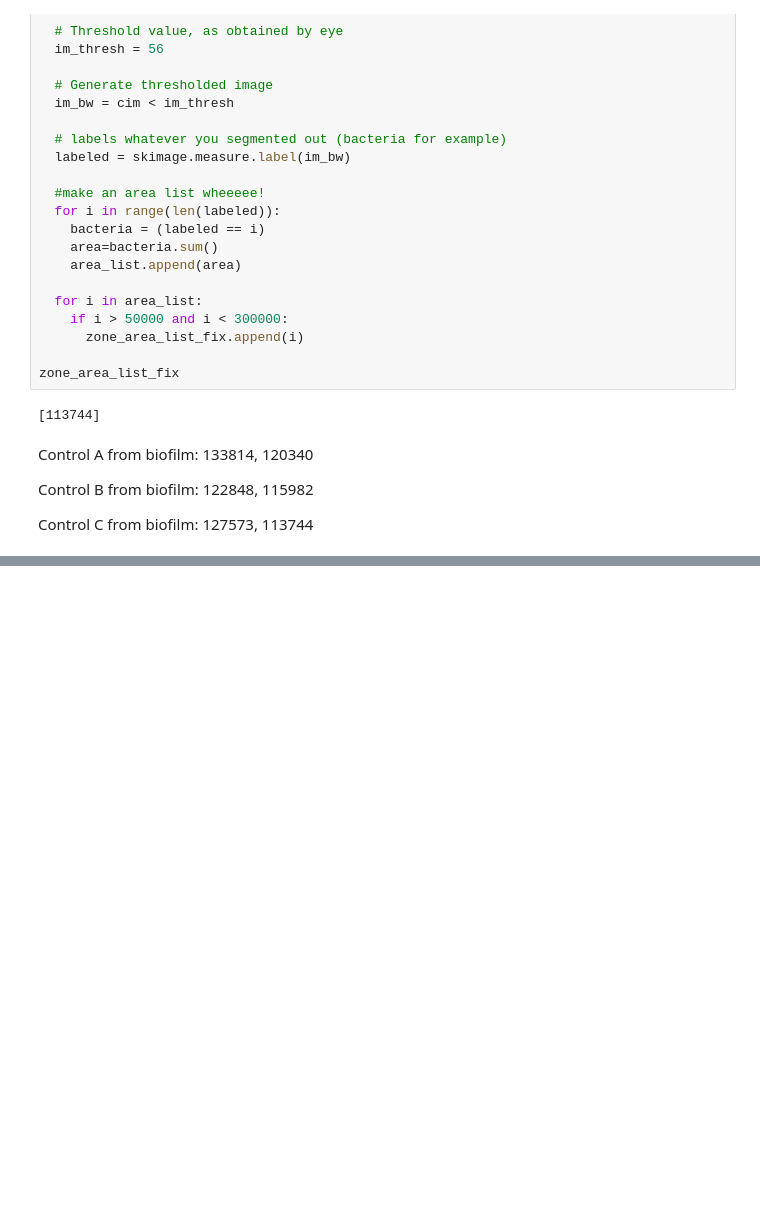
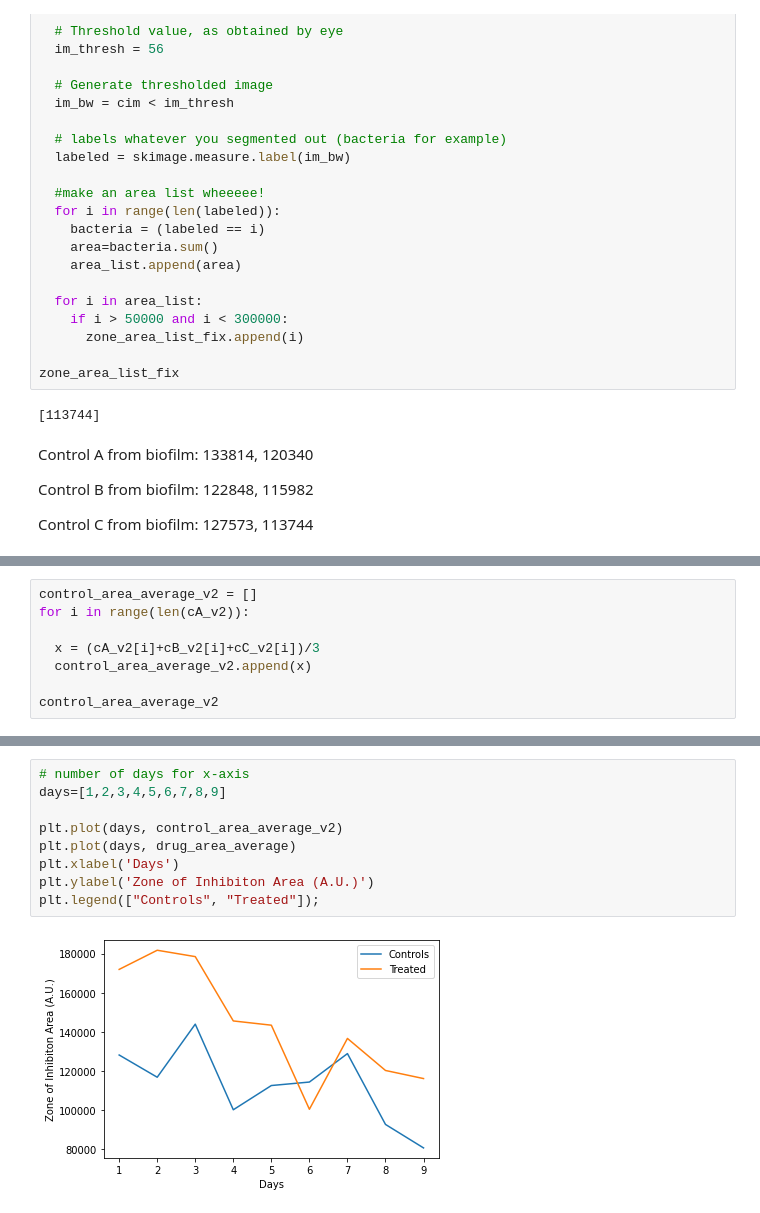
Before and after one commit to lmkelly16/BYU-REU-2022, a Jupyter notebook: all_the_loops.ipynb, the cells around one changed output, grey strips where cells are left out. Saved outputs shown, nothing was run; the diff lists cells and outputs as text; blank space fills up the shorter version.

```diff
--- a/all_the_loops.ipynb
+++ b/all_the_loops.ipynb
@@ -497,0 +523,8 @@ Control C from biofilm: 127573, 113744
+# %%
+control_area_average_v2 = []
+for i in range(len(cA_v2)):
+
+  x = (cA_v2[i]+cB_v2[i]+cC_v2[i])/3
+  control_area_average_v2.append(x)
+
+control_area_average_v2
@@ -497,0 +541,11 @@ Control C from biofilm: 127573, 113744
+# %%
+# number of days for x-axis
+days=[1,2,3,4,5,6,7,8,9]
+
+plt.plot(days, control_area_average_v2)
+plt.plot(days, drug_area_average)
+plt.xlabel('Days')
+plt.ylabel('Zone of Inhibiton Area (A.U.)')
+plt.legend(["Controls", "Treated"]);
+# %% [output]
+[figure, added]
```
Also changed, not shown: parts of 3 cells of this notebook.
